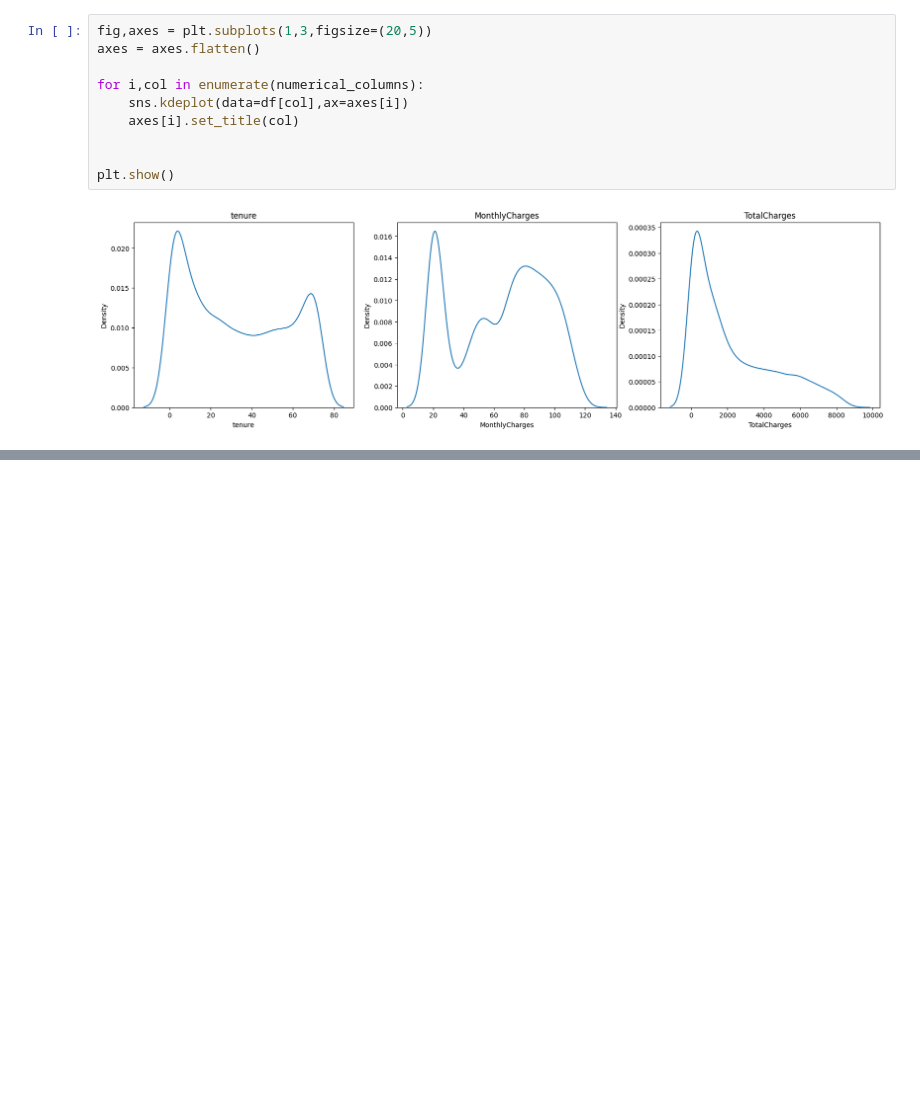
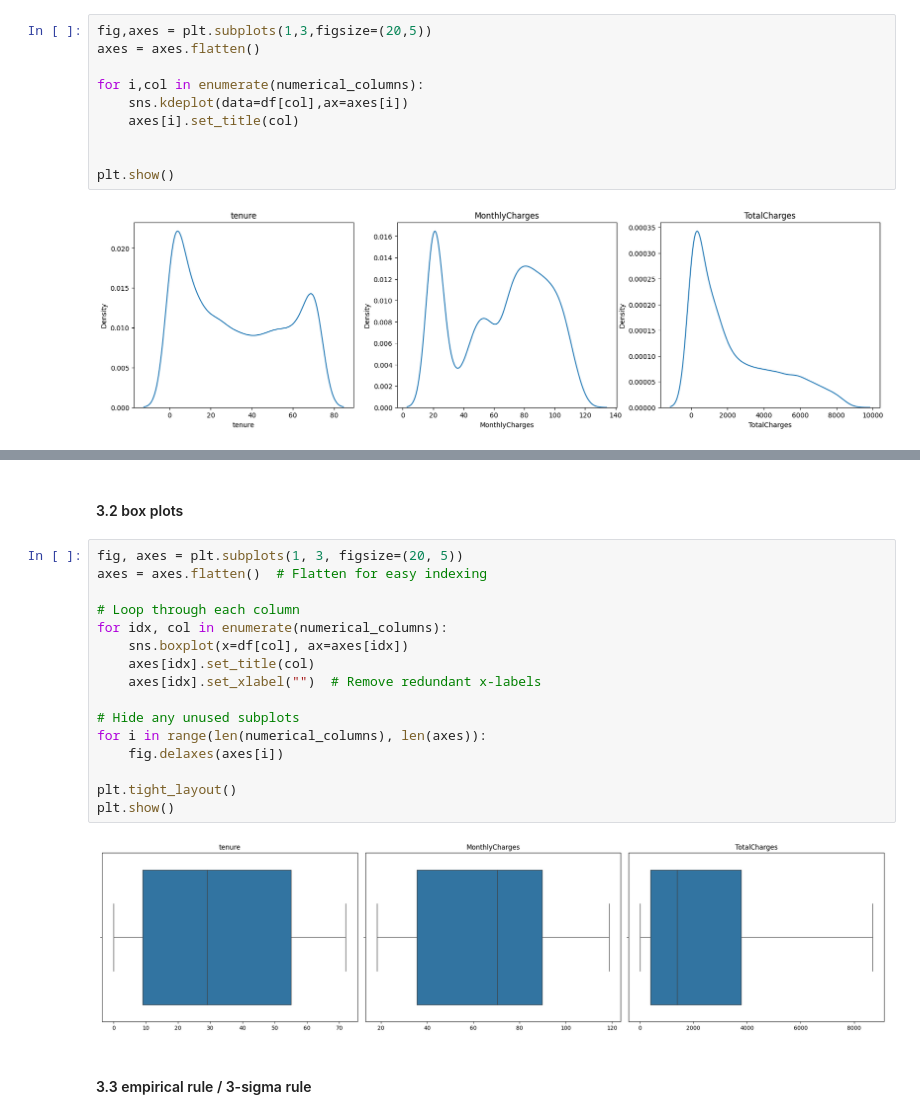
Before and after one commit to Tenura2001/Advanced_Telco_Customer_Churn_Prediction, a Jupyter notebook: data/1_handling_outliers.ipynb, the cells around one changed output, grey strips where cells are left out. Saved outputs shown, nothing was run; the diff lists cells and outputs as text; blank space fills up the shorter version.

```diff
--- a/data/1_handling_outliers.ipynb
+++ b/data/1_handling_outliers.ipynb
@@ -68,0 +84,22 @@ plt.show()
+# %% [markdown]
+#### 3.2 box plots
+# %%
+fig, axes = plt.subplots(1, 3, figsize=(20, 5))
+axes = axes.flatten()  # Flatten for easy indexing
+
+# Loop through each column
+for idx, col in enumerate(numerical_columns):
+    sns.boxplot(x=df[col], ax=axes[idx])
+    axes[idx].set_title(col)
+    axes[idx].set_xlabel("")  # Remove redundant x-labels
+
+# Hide any unused subplots
+for i in range(len(numerical_columns), len(axes)):
+    fig.delaxes(axes[i])
+
+plt.tight_layout()
+plt.show()
+# %% [output]
+[figure, added]
+# %% [markdown]
+#### 3.3 empirical rule / 3-sigma rule
```
Also changed, not shown: parts of 8 cells of this notebook, 1 other file.
